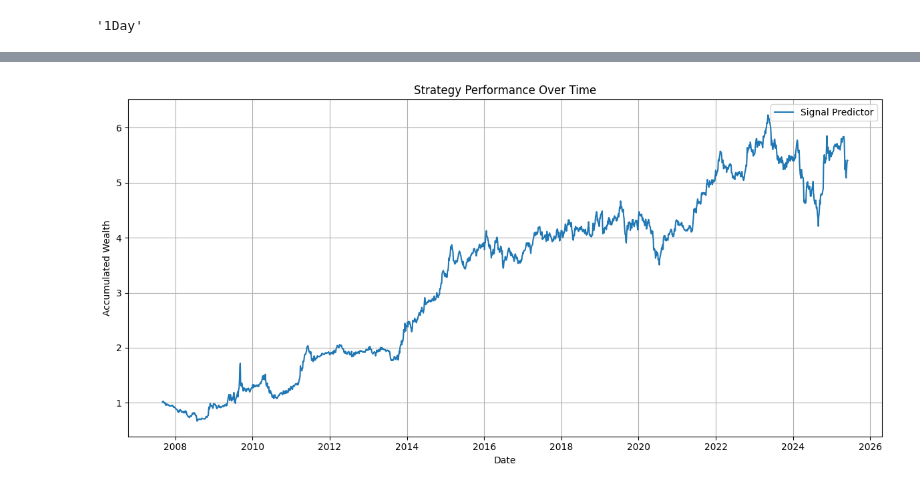
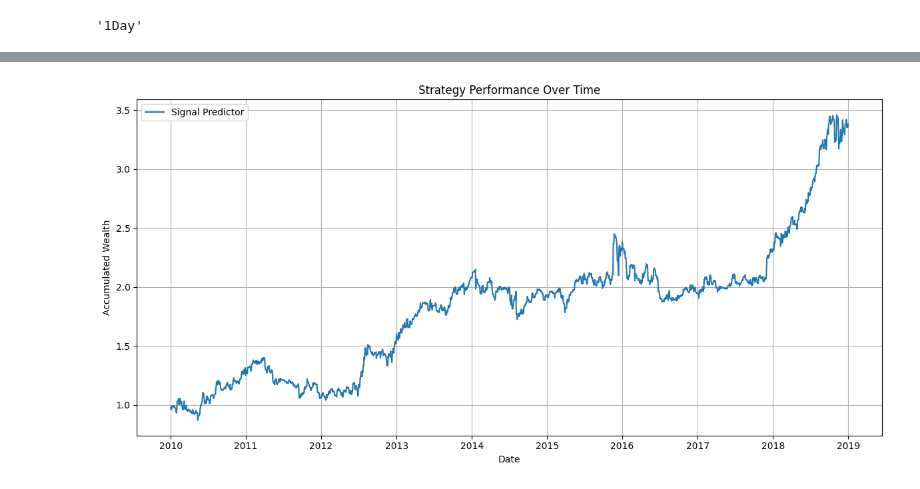
Before and after one commit to ikurnosau/intraday-portfolio-management, a Jupyter notebook: notebooks/iterative_signal_predictor_evaluation.ipynb, the cells around one changed output, grey strips where cells are left out. Drawn from its saved outputs; the diff is of its cells as text; code cells hidden in the pictures.

```diff
--- a/notebooks/iterative_signal_predictor_evaluation.ipynb
+++ b/notebooks/iterative_signal_predictor_evaluation.ipynb
@@ -142,7 +143,7 @@ def evaluate_signal_predictor(end_date: datetime, train_set_last_date: datetime,
         print('Using existing model...')
 
     trajectory_length = 30
-    val_trajectory_loader = TrajectoryDataset(X_test, next_return_test, spread_test, volatility_test, trajectory_length=trajectory_length).as_dataloader(
+    test_trajectory_loader = TrajectoryDataset(X_test, next_return_test, spread_test, volatility_test, trajectory_length=trajectory_length).as_dataloader(
         batch_size=8,
         shuffle=False,
         num_workers=8,
@@ -191,7 +192,7 @@ def evaluate_signal_predictor(end_date: datetime, train_set_last_date: datetime,
     policy_gradient = PolicyGradient(
         rl_agent,
         None,
-        val_trajectory_loader,
+        test_trajectory_loader,
         metrics_calculator=metrics_calculator,
         optimizer=torch.optim.AdamW(
             [p for p in actor.parameters() if p.requires_grad],
@@ -204,6 +205,6 @@ def evaluate_signal_predictor(end_date: datetime, train_set_last_date: datetime,
         device=device
     )
 
-    epoch_loss, realized_returns_signal_predictor, actions_signal_predictor = policy_gradient.evaluate(signal_predictor_actor)
+    epoch_loss, realized_returns_signal_predictor, actions_signal_predictor = policy_gradient.evaluate(signal_predictor_actor, test_trajectory_loader)
     return realized_returns_signal_predictor, model
 # %%
@@ -226,19 +236,19 @@ realized_returns = []
 for i in range(len(start_end_last_train_dates)):
     best_model = None
     best_mean_return = 0
-    for j in range(5):
-        cur_rezlized_returns, model = evaluate_signal_predictor(
-            start_end_last_train_dates[i]['start'],
-            start_end_last_train_dates[i]['last_val_date'],
-            start_end_last_train_dates[i]['last_train_date'])
-        if np.mean(cur_rezlized_returns) > best_mean_return:
-            best_mean_return = np.mean(cur_rezlized_returns)
-            best_model = model
+    # for j in range(1):
+    #     cur_rezlized_returns, model = evaluate_signal_predictor(
+    #         start_end_last_train_dates[i]['start'],
+    #         start_end_last_train_dates[i]['last_val_date'],
+    #         start_end_last_train_dates[i]['last_train_date'])
+    #     if np.mean(cur_rezlized_returns) > best_mean_return:
+    #         best_mean_return = np.mean(cur_rezlized_returns)
+    #         best_model = model
 
     realized_returns.extend(
         evaluate_signal_predictor(
-            start_end_last_train_dates[i]['start'],
             start_end_last_train_dates[i]['end'],
+            start_end_last_train_dates[i]['last_train_date'],
             start_end_last_train_dates[i]['last_val_date'],
             best_model)[0])
 # %% [output]
@@ -347,13 +369,13 @@ Running experiment for 1999-06-01 00:00:00+00:00 to 2010-09-01 00:00:00+00:00 wi
 # %%
 plot_cumulative_wealth(
     returns_dict={
         'Signal Predictor': realized_returns,
     },
-    start_time=config.data_config.train_set_last_date,
+    start_time=config.data_config.val_set_last_date,
     end_time=config.data_config.end
 )
 # %% [output]
-[figure, old version]
+[figure, new version]
 # %%
 realized_returns_attention_no_embed = realized_returns
 pd.Series(realized_returns_attention_no_embed).to_csv('realized_returns_attention_embed.csv')
```
Also changed, not shown: parts of 3 cells of this notebook, 2 other files.
